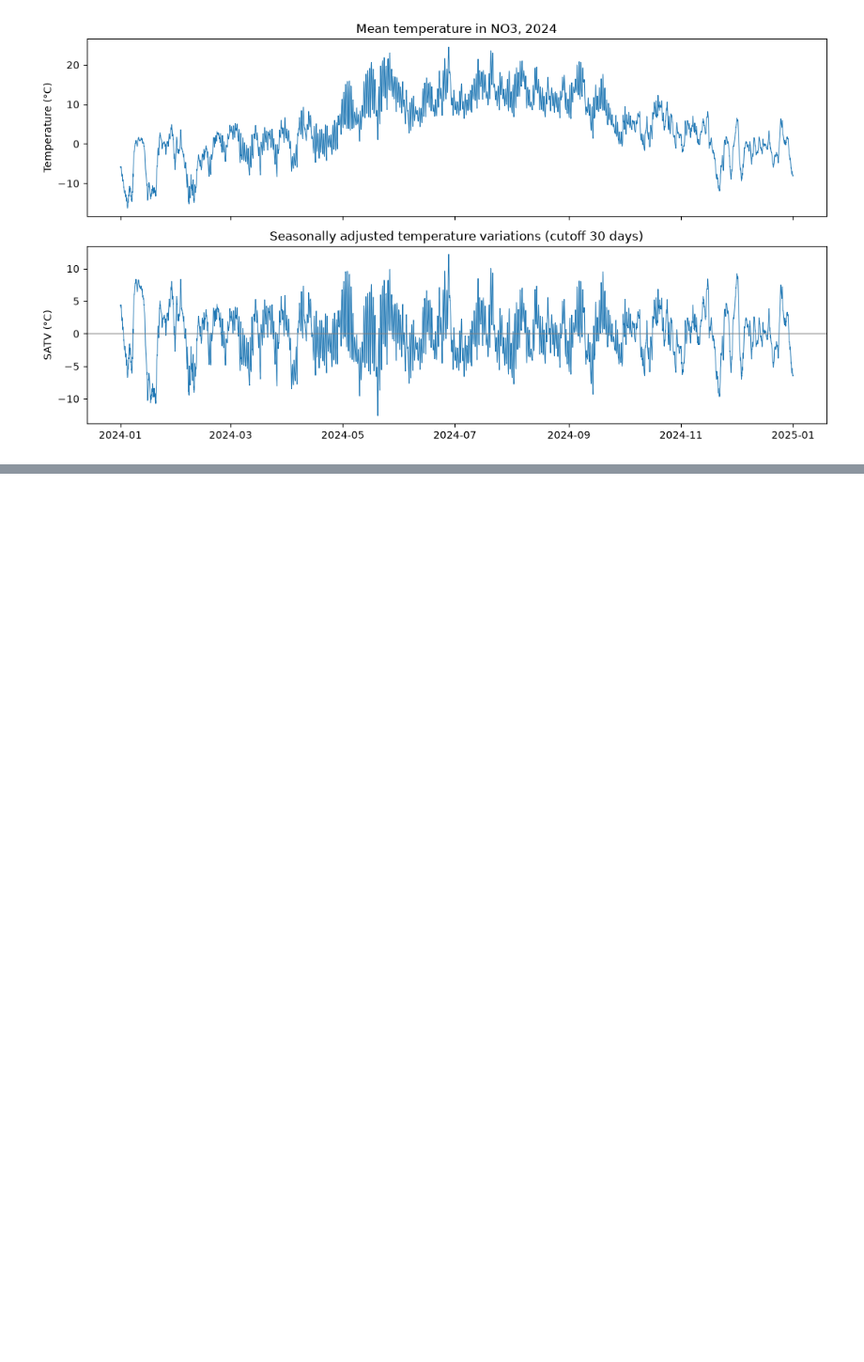
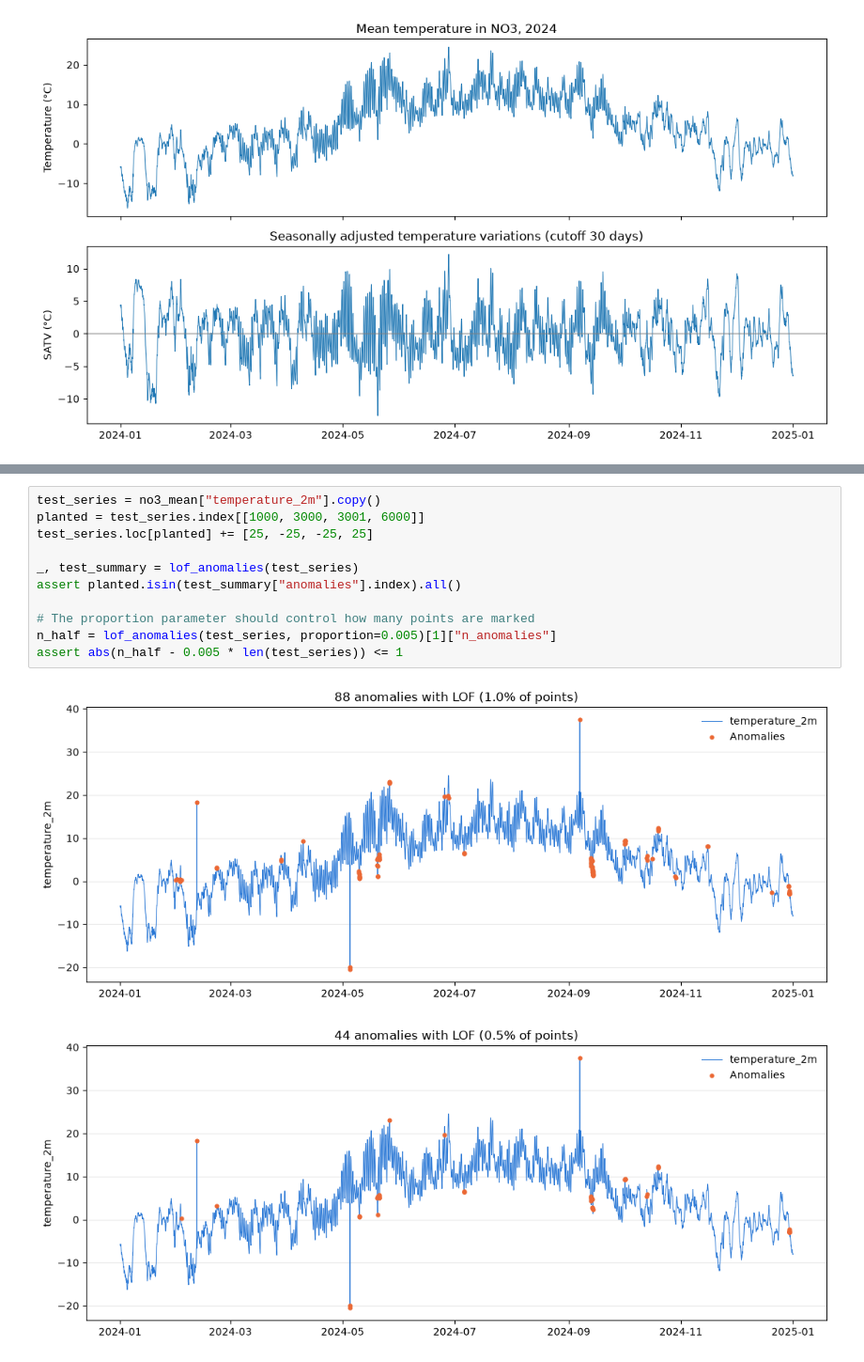
Before and after one commit to MagnusFrantsen/IND320-MagnusFrantsen, a Jupyter notebook: Notebooks/Assignment 3.ipynb, the cells around one changed output, grey strips where cells are left out. Shown at 94% size. Cells and saved outputs as stored; diff of their text form; blank space fills up the shorter version.

```diff
--- a/Notebooks/Assignment 3.ipynb
+++ b/Notebooks/Assignment 3.ipynb
@@ -366,0 +519,14 @@ plt.show()
+# %%
+test_series = no3_mean["temperature_2m"].copy()
+planted = test_series.index[[1000, 3000, 3001, 6000]]
+test_series.loc[planted] += [25, -25, -25, 25]
+
+_, test_summary = lof_anomalies(test_series)
+assert planted.isin(test_summary["anomalies"].index).all()
+
+# The proportion parameter should control how many points are marked
+n_half = lof_anomalies(test_series, proportion=0.005)[1]["n_anomalies"]
+assert abs(n_half - 0.005 * len(test_series)) <= 1
+# %% [output]
+[figure, added]
+[figure, added]
```
Also changed, not shown: parts of 18 cells of this notebook, 6 other files.
